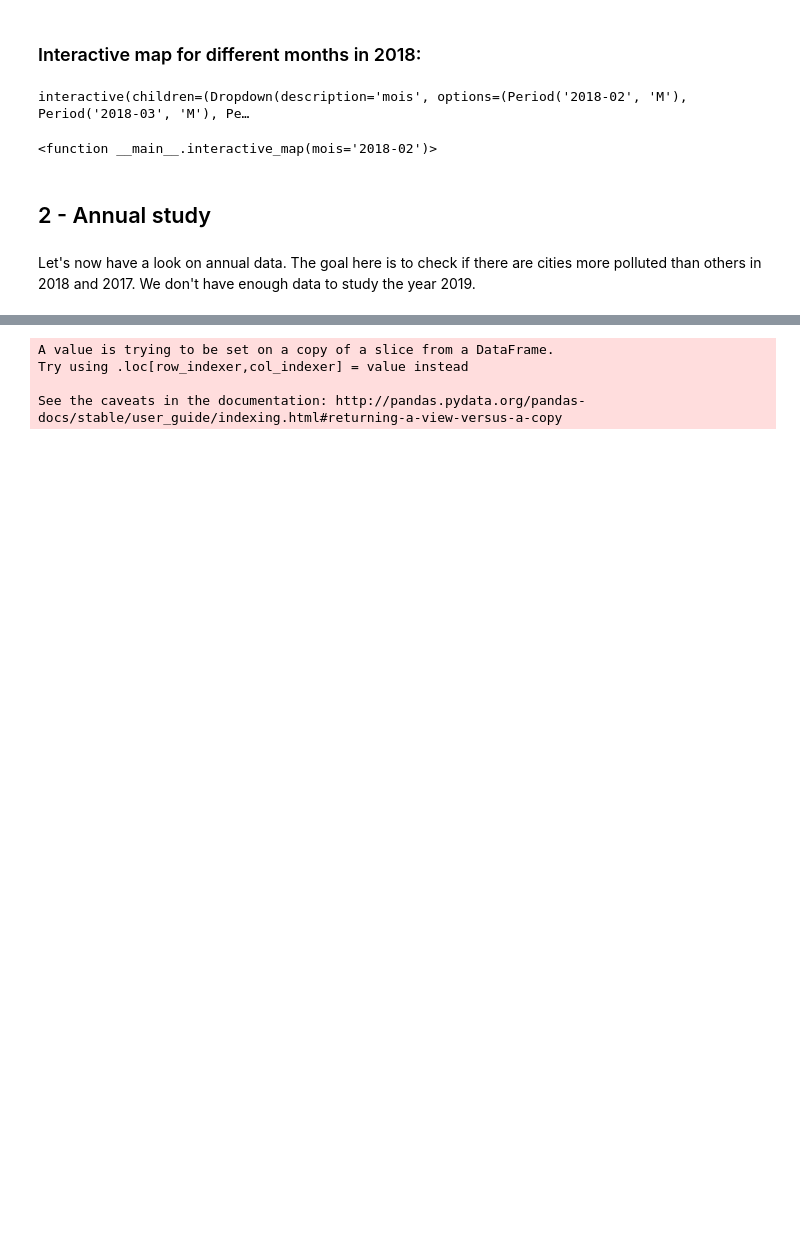
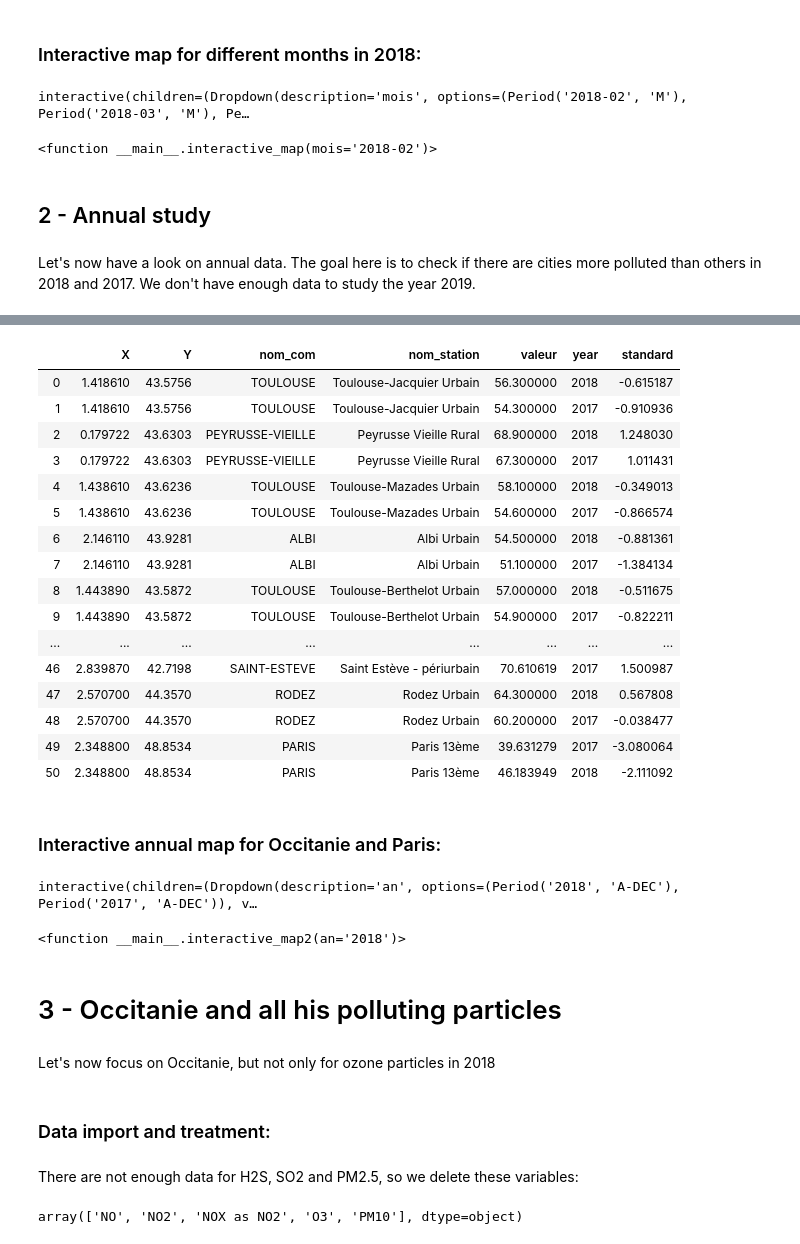
Before and after one commit to MegDie/occpollution, a Jupyter notebook: report/Map_report.ipynb, the cells around one changed output, grey strips where cells are left out. Drawn from its saved outputs; the diff is of its cells as text; code cells hidden in the pictures; blank space fills up the shorter version.

```diff
--- a/report/Map_report.ipynb
+++ b/report/Map_report.ipynb
@@ -168,10 +157,41 @@ occ_1718 = occ_1718[variables2]
-# %%
-paris_ann = pd.read_csv('PA13.csv', sep=';',
-                          comment='#',
-                          na_values="n/d",
-                          converters={'heure': str})
-# %% [output]
-A value is trying to be set on a copy of a slice from a DataFrame.
-Try using .loc[row_indexer,col_indexer] = value instead
-
-See the caveats in the documentation: http://pandas.pydata.org/pandas-docs/stable/user_guide/indexing.html#returning-a-view-versus-a-copy
+# %%
+paris_ann = pd.read_csv('datasets\PA13_1718.csv', sep=';',
+                          comment='#',
+                          na_values="n/d",
+                          converters={'heure': str})
+paris_ann = paris_ann[paris_ann.date.isna()==False]
+paris_ann = paris_ann[paris_ann['O3']!='n/d']
+paris_ann['O3'] = paris_ann['O3'].astype('float')
+paris_ann['year'] = pd.to_datetime(paris_ann['date']).dt.to_period('Y')
+par1718 = paris_ann.groupby('year').agg({'O3':'mean'})
+par1718['year'] = pd.PeriodIndex(['2017', '2018'], dtype='period[Y]', freq='Y')
+par1718['nom_com'] = ['PARIS']*2
+par1718['nom_station'] = ['Paris 13ème']*2
+par1718['X'] = [2.3488]*2
+par1718['Y'] = [48.8534]*2
+par1718['valeur'] = par1718['O3']
+par1718 = par1718[variables2]
+# %%
+df_1718 = pd.concat([occ_1718, par1718])
+df_1718['standard'] = (df_1718[['valeur']] - np.mean(df_1718[['valeur']]))/ np.std(df_1718[['valeur']])
+df_1718.reset_index(drop = True)
+# %% [output]
+|  | X | Y | nom_com | nom_station | valeur | year | standard |
+| 0 | 1.418610 | 43.5756 | TOULOUSE | Toulouse-Jacquier Urbain | 56.300000 | 2018 | -0.615187 |
+| 1 | 1.418610 | 43.5756 | TOULOUSE | Toulouse-Jacquier Urbain | 54.300000 | 2017 | -0.910936 |
+| 2 | 0.179722 | 43.6303 | PEYRUSSE-VIEILLE | Peyrusse Vieille Rural | 68.900000 | 2018 | 1.248030 |
+| 3 | 0.179722 | 43.6303 | PEYRUSSE-VIEILLE | Peyrusse Vieille Rural | 67.300000 | 2017 | 1.011431 |
+| 4 | 1.438610 | 43.6236 | TOULOUSE | Toulouse-Mazades Urbain | 58.100000 | 2018 | -0.349013 |
+| 5 | 1.438610 | 43.6236 | TOULOUSE | Toulouse-Mazades Urbain | 54.600000 | 2017 | -0.866574 |
+| 6 | 2.146110 | 43.9281 | ALBI | Albi Urbain | 54.500000 | 2018 | -0.881361 |
+| 7 | 2.146110 | 43.9281 | ALBI | Albi Urbain | 51.100000 | 2017 | -1.384134 |
+| 8 | 1.443890 | 43.5872 | TOULOUSE | Toulouse-Berthelot Urbain | 57.000000 | 2018 | -0.511675 |
+| 9 | 1.443890 | 43.5872 | TOULOUSE | Toulouse-Berthelot Urbain | 54.900000 | 2017 | -0.822211 |
+| ... | ... | ... | ... | ... | ... | ... | ... |
+| 46 | 2.839870 | 42.7198 | SAINT-ESTEVE | Saint Estève - périurbain | 70.610619 | 2017 | 1.500987 |
+| 47 | 2.570700 | 44.3570 | RODEZ | Rodez Urbain | 64.300000 | 2018 | 0.567808 |
+| 48 | 2.570700 | 44.3570 | RODEZ | Rodez Urbain | 60.200000 | 2017 | -0.038477 |
+| 49 | 2.348800 | 48.8534 | PARIS | Paris 13ème | 39.631279 | 2017 | -3.080064 |
+| 50 | 2.348800 | 48.8534 | PARIS | Paris 13ème | 46.183949 | 2018 | -2.111092 |
+# %% [markdown]
+### Interactive annual map for Occitanie and Paris:
@@ -177,0 +220,11 @@ See the caveats in the documentation: http://pandas.pydata.org/pandas-docs/stabl
+# %%
+interact(interactive_map2, an=df_1718.year.unique())
+# %% [output]
+interactive(children=(Dropdown(description='an', options=(Period('2018', 'A-DEC'), Period('2017', 'A-DEC')), v…
+<function __main__.interactive_map2(an='2018')>
+# %% [markdown]
+# 3 - Occitanie and all his polluting particles
+# %% [markdown]
+Let's now focus on Occitanie, but not only for ozone particles in 2018
+# %% [markdown]
+### Data import and treatment:
@@ -177,0 +238,9 @@ See the caveats in the documentation: http://pandas.pydata.org/pandas-docs/stabl
+# %% [markdown]
+There are not enough data for H2S, SO2 and PM2.5, so we delete these variables:
+# %%
+occ_d = occ_d[occ_d['nom_poll']!='H2S']
+occ_d = occ_d[occ_d['nom_poll']!='SO2']
+occ_d = occ_d[occ_d['nom_poll']!='PM2.5']
+occ_d.nom_poll.unique()
+# %% [output]
+array(['NO', 'NO2', 'NOX as NO2', 'O3', 'PM10'], dtype=object)
```
Also changed, not shown: parts of 17 cells of this notebook, 2 other files.
